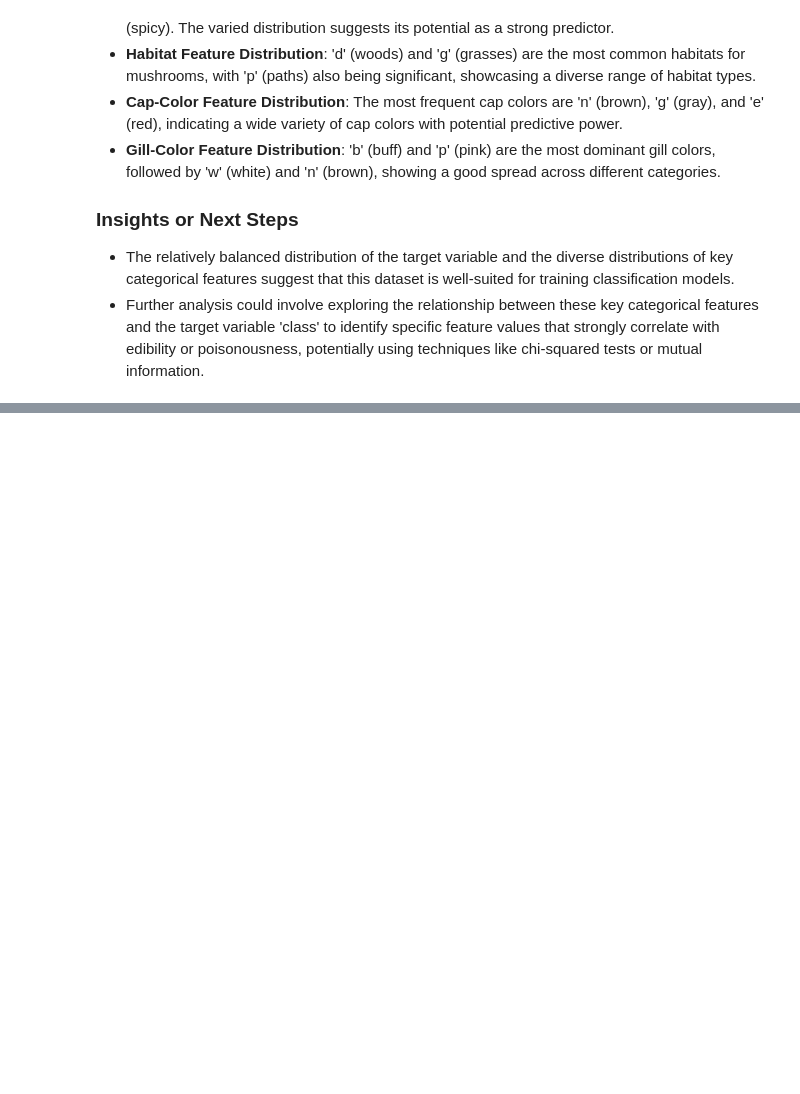
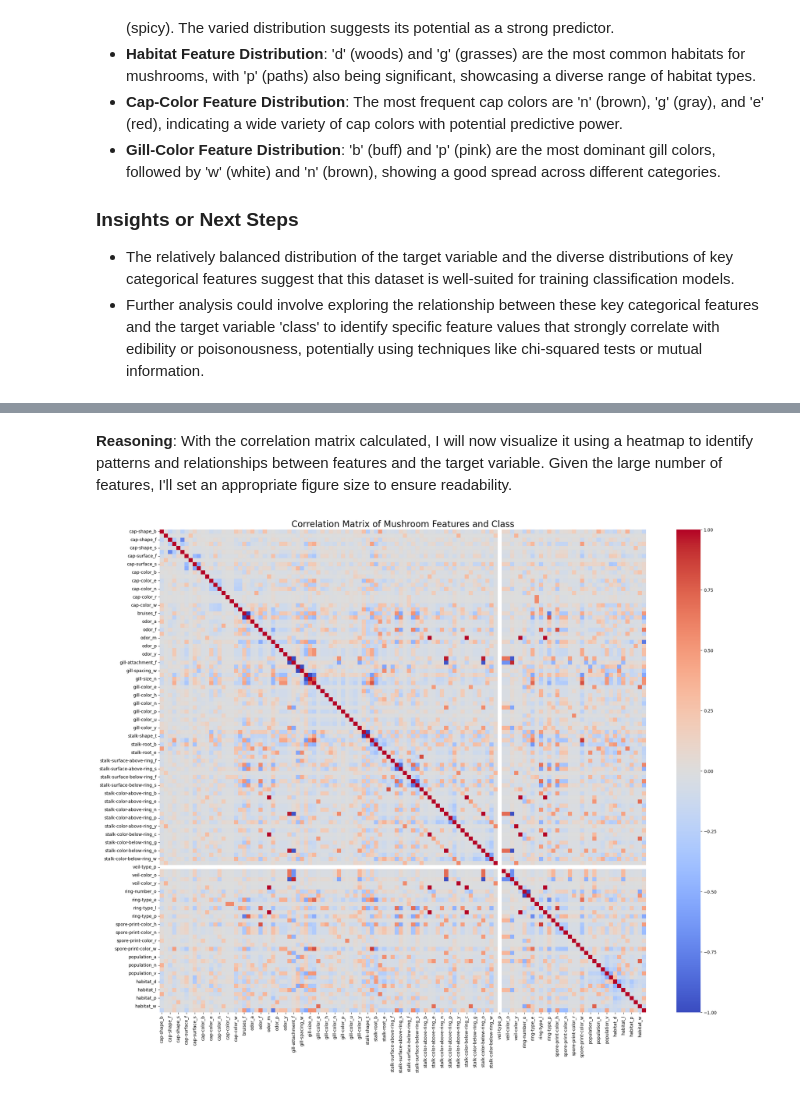
Before and after one commit to Safa30/CSE475_Machine_Learning, a Jupyter notebook: Lab/lab_1/Lab1_Decision_Tree_and_Random_Forest.ipynb, the cells around one changed output, grey strips where cells are left out. Saved outputs shown, nothing was run; the diff lists cells and outputs as text; code cells hidden in the pictures; blank space fills up the shorter version.

```diff
--- a/Lab/lab_1/Lab1_Decision_Tree_and_Random_Forest.ipynb
+++ b/Lab/lab_1/Lab1_Decision_Tree_and_Random_Forest.ipynb
@@ -437,0 +428,6 @@ The exploratory data analysis revealed several important observations regarding
+# %%
+df_encoded = pd.concat([X, y], axis=1)
+
+print("Combined DataFrame (df_encoded) head:")
+display(df_encoded.head())
+print("Shape of combined DataFrame:", df_encoded.shape)
@@ -437,0 +447,6 @@ The exploratory data analysis revealed several important observations regarding
+# %%
+correlation_matrix = df_encoded.corr()
+
+print("Correlation Matrix head:")
+display(correlation_matrix.head())
+print("Correlation Matrix shape:", correlation_matrix.shape)
@@ -437,0 +463,10 @@ The exploratory data analysis revealed several important observations regarding
+# %% [markdown]
+**Reasoning**:
+With the correlation matrix calculated, I will now visualize it using a heatmap to identify patterns and relationships between features and the target variable. Given the large number of features, I'll set an appropriate figure size to ensure readability.
+# %%
+plt.figure(figsize=(25, 20))
+sns.heatmap(correlation_matrix, cmap='coolwarm', annot=False, fmt=".2f") # annot=False due to large number of features
+plt.title('Correlation Matrix of Mushroom Features and Class', fontsize=20)
+plt.show()
+# %% [output]
+[figure, added]
```
Also changed, not shown: parts of 12 cells of this notebook.
